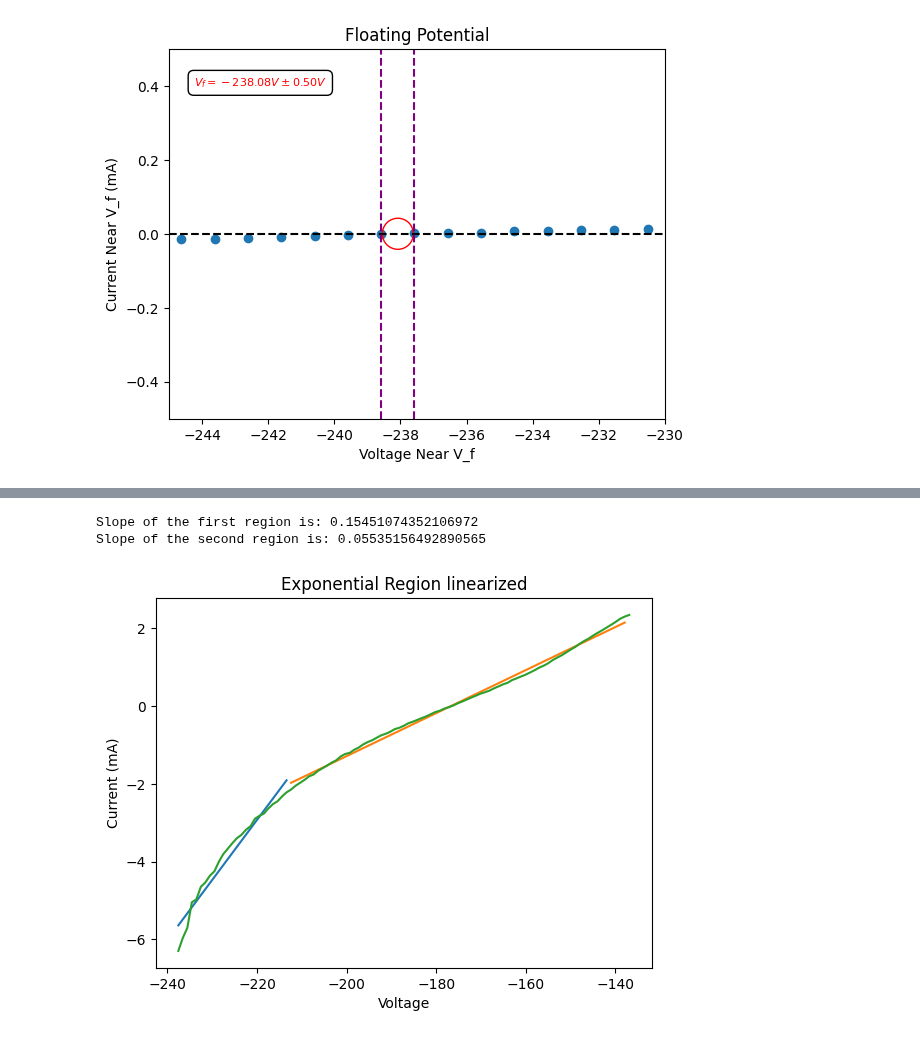
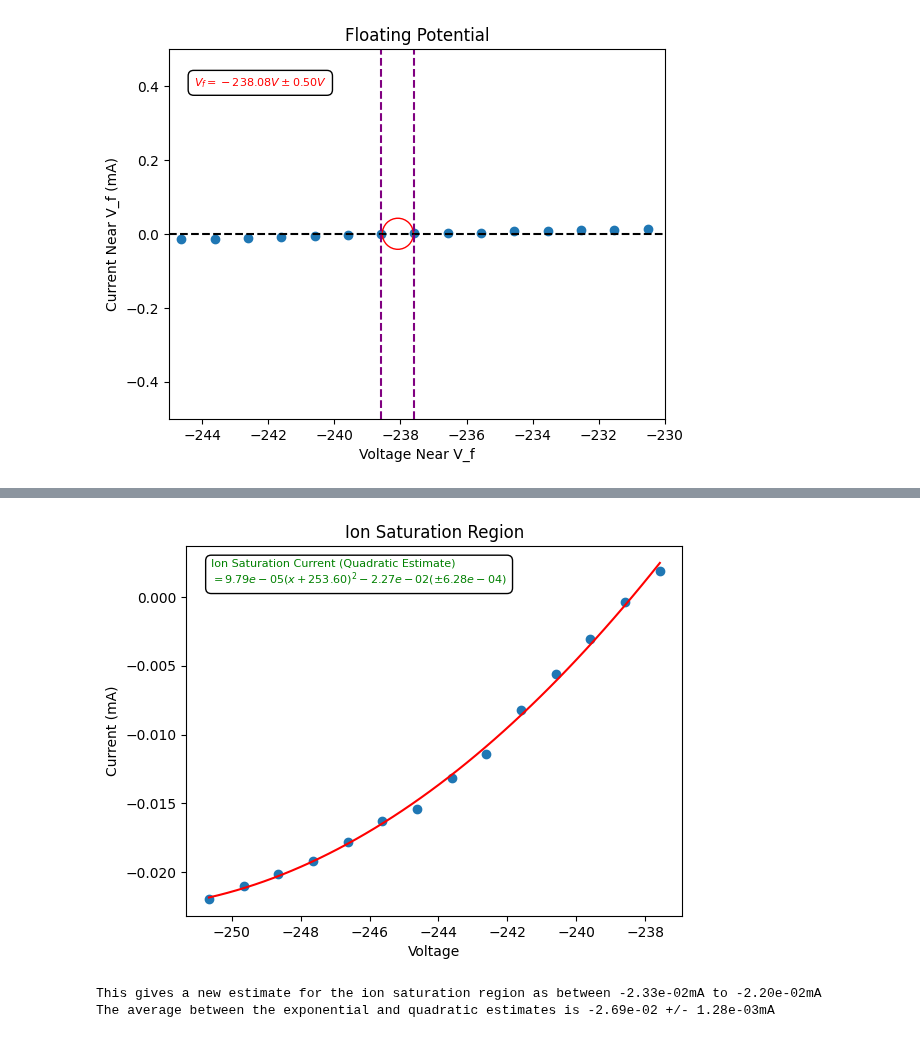
Before and after one commit to maraMaraschino/Adv-Lab, a Jupyter notebook: Langmuir Probe Experiment/langmuir_probe.ipynb, the cells around one changed output, grey strips where cells are left out. Cells and saved outputs as stored; diff of their text form; code cells hidden in the pictures.

```diff
--- a/Langmuir Probe Experiment/langmuir_probe.ipynb
+++ b/Langmuir Probe Experiment/langmuir_probe.ipynb
@@ -194,33 +185,32 @@ Ion Saturation current range estimate between -0.0331 to -0.0292 mA
-# %%
-from scipy.stats import linregress, norm
-
-exponential_region_x = x_avg[13:114]
-exponential_region_y = y_avg[13:114]
-
-linear_region_y = np.log(exponential_region_y)
-
-linearfunc1 = linregress(exponential_region_x[0:25], linear_region_y[0:25])
-
-linearFit_y_first_Region = linearfunc1[0] * exponential_region_x[0:25] + linearfunc1[1]
-
-linearfunc2 = linregress(exponential_region_x[25:-1], linear_region_y[25:-1])
-
-linearFit_y_second_Region = linearfunc2[0] * exponential_region_x[25:-1] + linearfunc2[1]
-
-print("Slope of the first region is:", linearfunc1[0])
-print("Slope of the second region is:", linearfunc2[0])
-
-
-plt.plot(exponential_region_x[0:25], linearFit_y_first_Region)
-plt.plot(exponential_region_x[25:-1], linearFit_y_second_Region)
-plt.plot(exponential_region_x, linear_region_y)
-plt.title('Exponential Region linearized')
-plt.xlabel('Voltage')
-plt.ylabel('Current (mA)')
-#plt.yscale('log')
-plt.savefig("Slope_Exp_Region.png")
-plt.show()
-# %% [output]
-Slope of the first region is: 0.15451074352106972
-Slope of the second region is: 0.05535156492890565
-[figure, removed]
+# %%
+# Estimating Ion Saturation Region using a quadratic
+
+def quadratic(x, a, h, k):
+    return a*((x-h)**2) + k
+
+popt, pcov = curve_fit(quadratic, is_x, is_y, p0=[0.00024, -250, 0])
+
+a, h, k = popt
+a_sigma, h_sigma, k_sigma = np.sqrt(np.diag(pcov))
+
+x_fit = np.linspace(is_x[0], is_x[-1])
+y_fit = quadratic(x_fit, a, h, k)
+
+equation_text = f'Ion Saturation Current (Quadratic Estimate)\n$={a:.2e}(x+{-h:.2f})^2 {k:.2e} (\pm {k_sigma:.2e})$'
+
+plt.scatter(is_x, is_y)
+plt.plot(x_fit,y_fit, color='red')
+plt.text(0.05, 0.9, equation_text, transform=plt.gca().transAxes, fontsize=8,
+         color="green", bbox=dict(facecolor='white', edgecolor='black', boxstyle='round,pad=0.5'))
+plt.title('Ion Saturation Region')
+plt.ylabel('Current (mA)')
+plt.xlabel('Voltage')
+plt.savefig('Ion Sat Quad.png')
+plt.show()
+
+print(f'This gives a new estimate for the ion saturation region as between {k-k_sigma:.2e}mA to {k+k_sigma:.2e}mA')
+print(f'The average between the exponential and quadratic estimates is {(k+c)/2:.2e} +/- {(k_sigma+c_sigma)/2:.2e}mA')
+# %% [output]
+[figure, added]
+This gives a new estimate for the ion saturation region as between -2.33e-02mA to -2.20e-02mA
+The average between the exponential and quadratic estimates is -2.69e-02 +/- 1.28e-03mA
```
Also changed, not shown: parts of 6 cells of this notebook, 7 other files.
